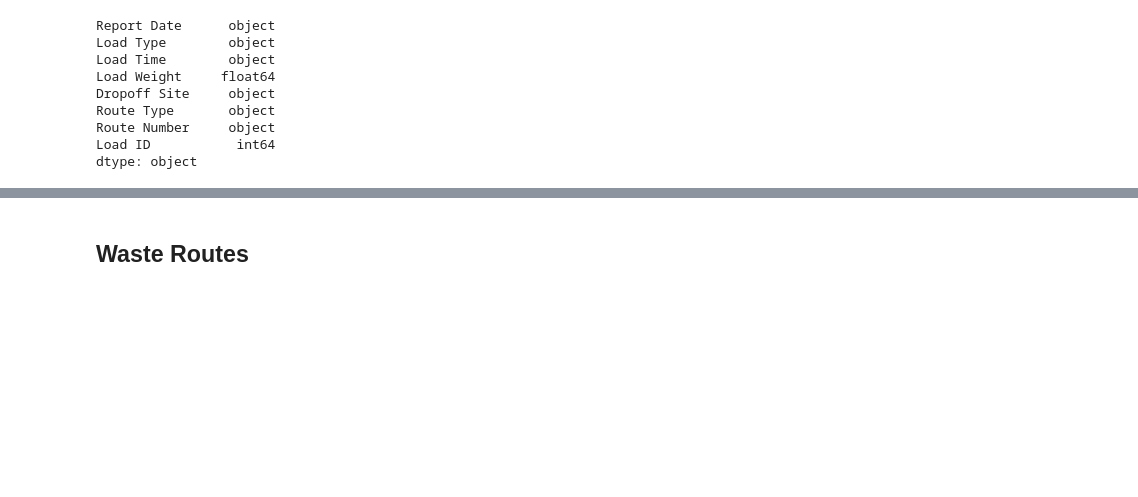
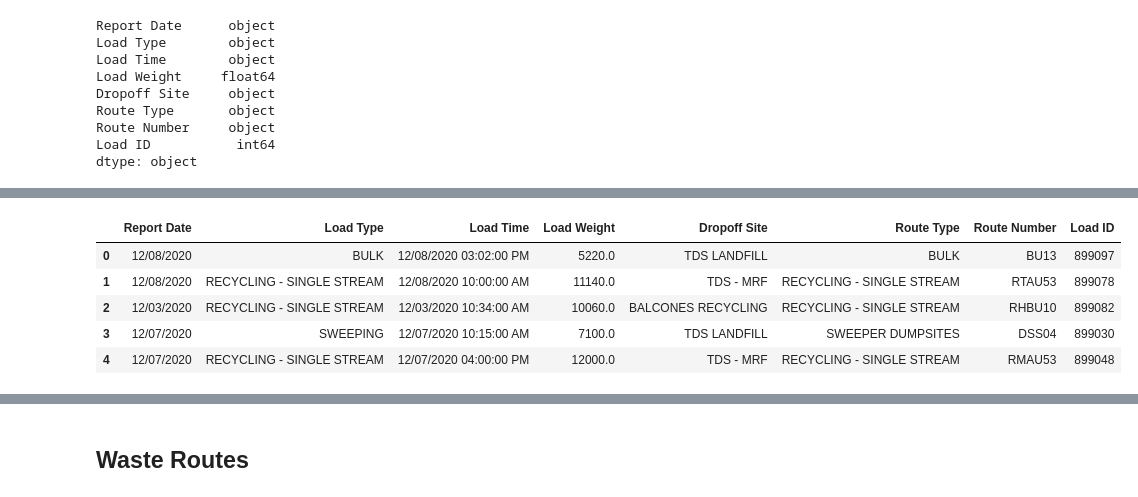
Before and after one commit to fredericojpr/WDL_1, a Jupyter notebook: EDAnotebook.ipynb, the cells around one changed output, grey strips where cells are left out. Cells and saved outputs as stored; diff of their text form; code cells hidden in the pictures; blank space fills up the shorter version.

```diff
--- a/EDAnotebook.ipynb
+++ b/EDAnotebook.ipynb
@@ -24,0 +83,9 @@ dtype: object
+# %%
+waste_aust.head()
+# %% [output]
+|  | Report Date | Load Type | Load Time | Load Weight | Dropoff Site | Route Type | Route Number | Load ID |
+| 0 | 12/08/2020 | BULK | 12/08/2020 03:02:00 PM | 5220.0 | TDS LANDFILL | BULK | BU13 | 899097 |
+| 1 | 12/08/2020 | RECYCLING - SINGLE STREAM | 12/08/2020 10:00:00 AM | 11140.0 | TDS - MRF | RECYCLING - SINGLE STREAM | RTAU53 | 899078 |
+| 2 | 12/03/2020 | RECYCLING - SINGLE STREAM | 12/03/2020 10:34:00 AM | 10060.0 | BALCONES RECYCLING | RECYCLING - SINGLE STREAM | RHBU10 | 899082 |
+| 3 | 12/07/2020 | SWEEPING | 12/07/2020 10:15:00 AM | 7100.0 | TDS LANDFILL | SWEEPER DUMPSITES | DSS04 | 899030 |
+| 4 | 12/07/2020 | RECYCLING - SINGLE STREAM | 12/07/2020 04:00:00 PM | 12000.0 | TDS - MRF | RECYCLING - SINGLE STREAM | RMAU53 | 899048 |
```
Also changed, not shown: parts of 41 cells of this notebook, 2 other files.
